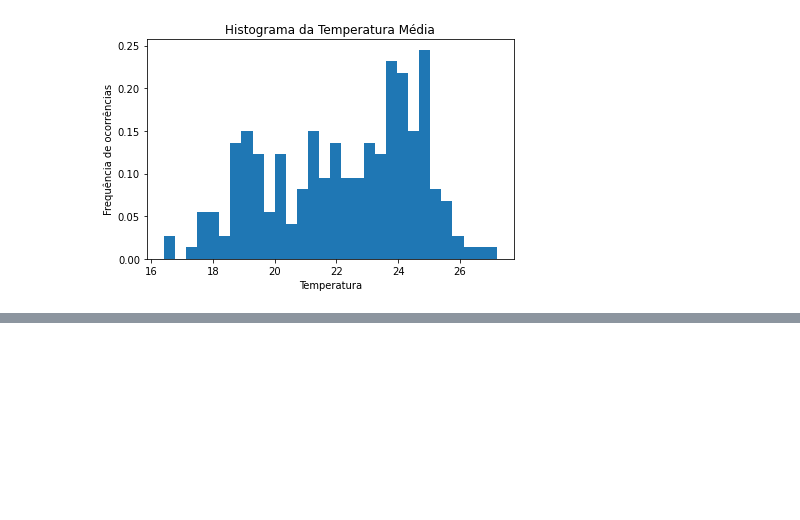
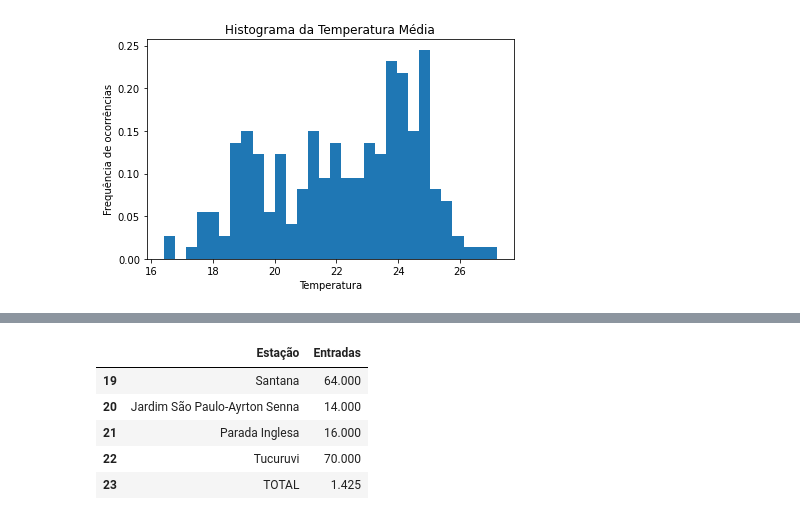
Before and after one commit to marcosilvaa/dados_estudos, a Jupyter notebook: Visualização_Gráfica.ipynb, the cells around one changed output, grey strips where cells are left out. Saved outputs shown, nothing was run; the diff lists cells and outputs as text; code cells hidden in the pictures; blank space fills up the shorter version.

```diff
--- a/Visualização_Gráfica.ipynb
+++ b/Visualização_Gráfica.ipynb
@@ -161,0 +194,10 @@ plt.tight_layout()
+# %%
+# conferindo as ultimas entradas
+df_metro.tail()
+# %% [output]
+|  | Estação | Entradas |
+| 19 | Santana | 64.000 |
+| 20 | Jardim São Paulo-Ayrton Senna | 14.000 |
+| 21 | Parada Inglesa | 16.000 |
+| 22 | Tucuruvi | 70.000 |
+| 23 | TOTAL | 1.425 |
```
Also changed, not shown: parts of 7 cells of this notebook.
